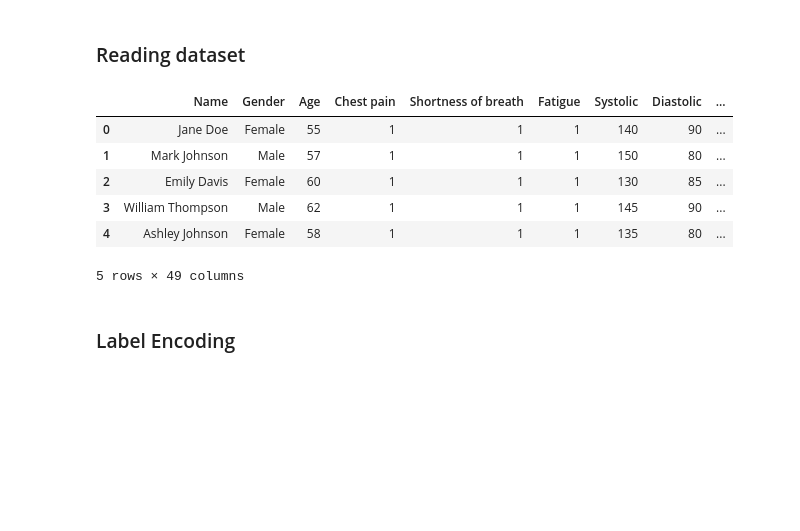
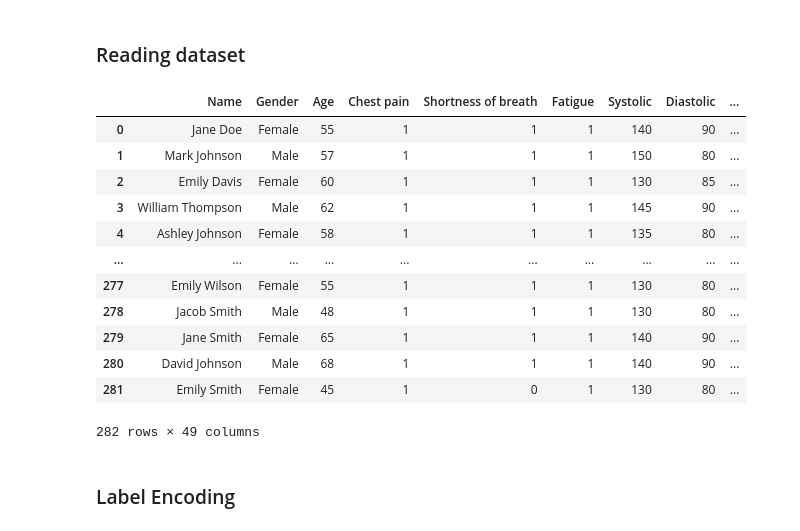
Before and after one commit to developer-prashant-999/Medical_Hackathon, a Jupyter notebook: medical_hackathon.ipynb, the cells around one changed output. Cells and saved outputs as stored; diff of their text form; code cells hidden in the pictures; blank space fills up the shorter version.

```diff
--- a/medical_hackathon.ipynb
+++ b/medical_hackathon.ipynb
@@ -13,17 +13,24 @@ from sklearn.model_selection import cross_val_score, KFold
 # %% [markdown]
 ### Reading dataset
 # %%
-df = pd.read_csv(r"E:\medical hackathon\heart_training.csv")
+train_data = pd.read_csv("Dataset/heart_disease_train_Data.csv")
+test_data =pd.read_csv("Dataset/heart_disease_test_Data.csv")
 # %%
-df.head()
+train_data
 # %% [output]
 |  | Name | Gender | Age | Chest pain | Shortness of breath | Fatigue | Systolic | Diastolic | ... |
 | 0 | Jane Doe | Female | 55 | 1 | 1 | 1 | 140 | 90 | ... |
 | 1 | Mark Johnson | Male | 57 | 1 | 1 | 1 | 150 | 80 | ... |
 | 2 | Emily Davis | Female | 60 | 1 | 1 | 1 | 130 | 85 | ... |
 | 3 | William Thompson | Male | 62 | 1 | 1 | 1 | 145 | 90 | ... |
 | 4 | Ashley Johnson | Female | 58 | 1 | 1 | 1 | 135 | 80 | ... |
+| ... | ... | ... | ... | ... | ... | ... | ... | ... | ... |
+| 277 | Emily Wilson | Female | 55 | 1 | 1 | 1 | 130 | 80 | ... |
+| 278 | Jacob Smith | Male | 48 | 1 | 1 | 1 | 130 | 80 | ... |
+| 279 | Jane Smith | Female | 65 | 1 | 1 | 1 | 140 | 90 | ... |
+| 280 | David Johnson | Male | 68 | 1 | 1 | 1 | 140 | 90 | ... |
+| 281 | Emily Smith | Female | 45 | 1 | 0 | 1 | 130 | 80 | ... |
-5 rows × 49 columns
+282 rows × 49 columns
 # %% [markdown]
 ### Label Encoding
 # %%
```
Also changed, not shown: parts of 23 cells of this notebook, 1 other file.
